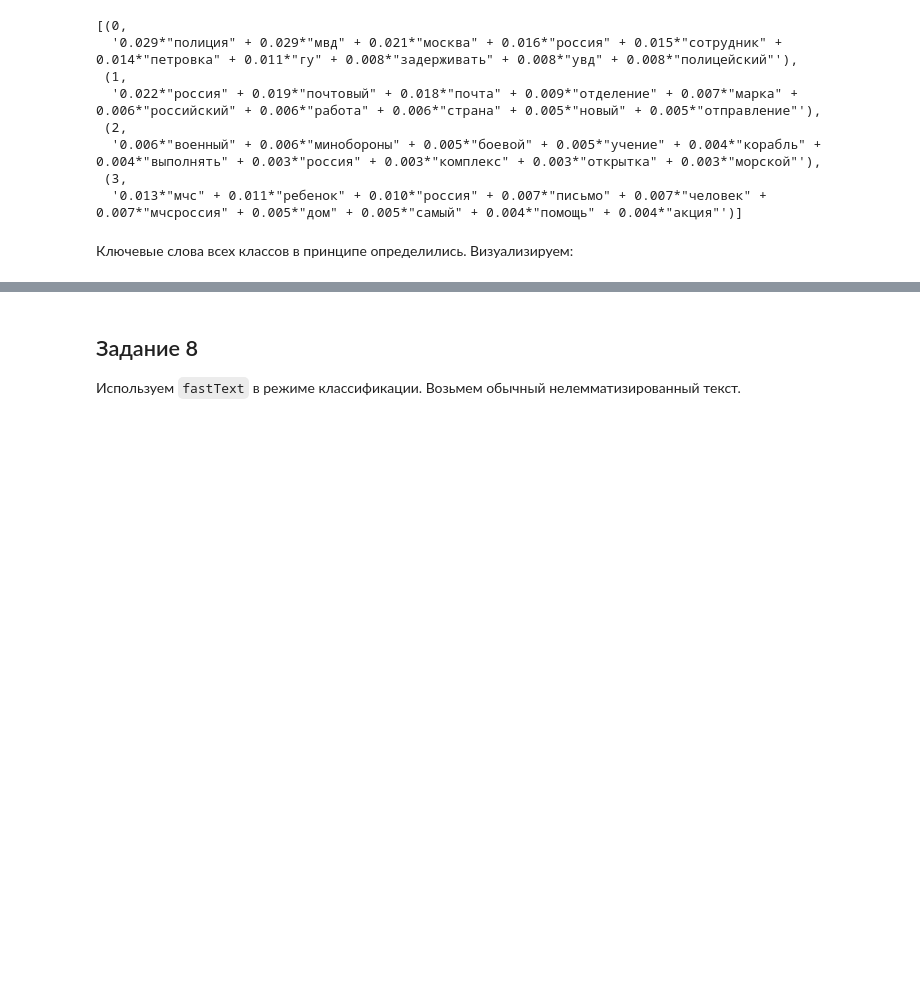
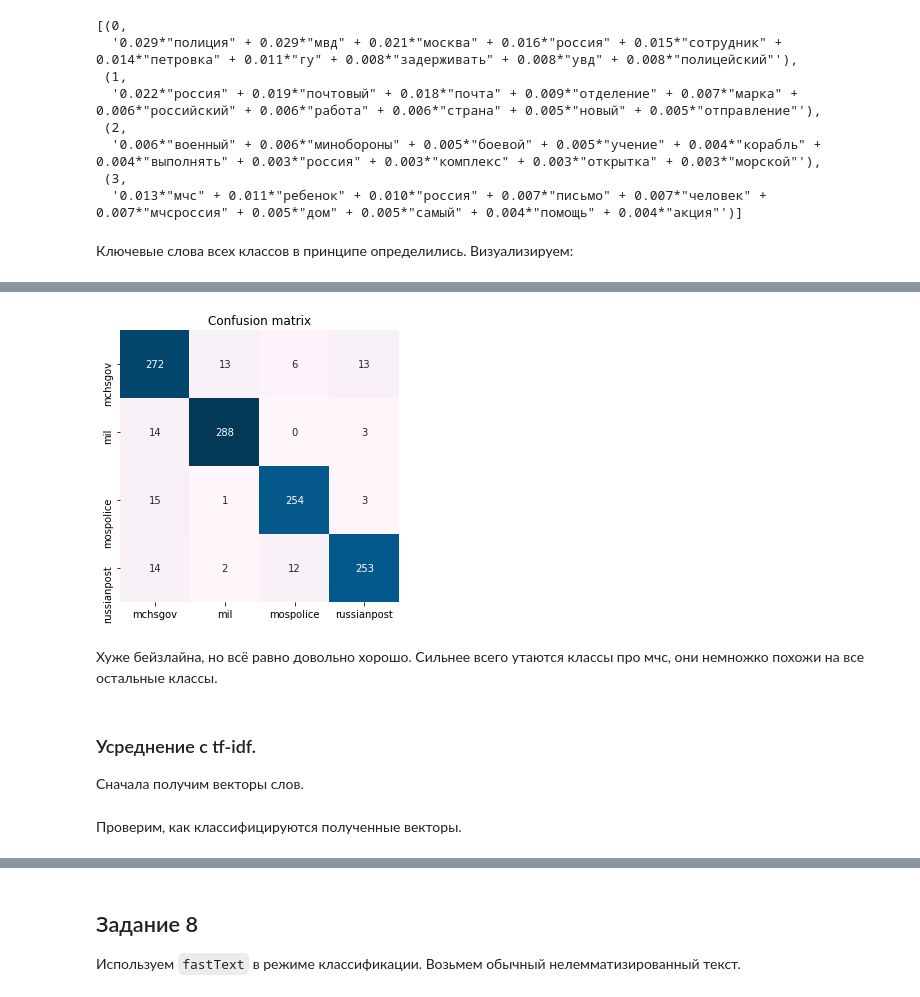
Before and after one commit to annnyway/ML, a Jupyter notebook: ML_HW1.ipynb, the cells around one changed output, grey strips where cells are left out. Saved outputs shown, nothing was run; the diff lists cells and outputs as text; code cells hidden in the pictures; blank space fills up the shorter version.

```diff
--- a/ML_HW1.ipynb
+++ b/ML_HW1.ipynb
@@ -825,0 +832,6 @@ pyLDAvis.display(vis_data)
+# %%
+import gensim
+from gensim.models import KeyedVectors
+import os.path
+
+model = gensim.models.KeyedVectors.load(os.path.join('181', 'model.model'))
@@ -825,0 +840,26 @@ pyLDAvis.display(vis_data)
+# %%
+def get_matrix(text, model):
+    vector = np.zeros(shape=model.vector_size)
+    counter = 0
+    for word in text:
+        if word in model.vocab:
+            try:
+                vector = np.add(vector, model[word])
+                counter += 1
+            except KeyError:
+                pass
+    if counter == 0:
+        return vector.squeeze()
+    return (vector / counter).squeeze() # убираем одномерные векторы при помощи функции .squeeze()
+# %%
+# получить матрицы текстов:
+
+train_vectors = [get_matrix(text, model) for text in train.lemmas]
+test_vectors = [get_matrix(text, model) for text in test.lemmas]
+# %%
+# используем логистическую регрессию для проверки метода
+
+clf = LogisticRegression(C=1)
+clf.fit(train_vectors, train.source)
+preds = clf.predict(test_vectors)
+evaluate(test.source, preds)
@@ -825,0 +876,15 @@ pyLDAvis.display(vis_data)
+# %%
+m = confusion_matrix(test.source, preds)
+
+labels = clf.classes_
+plt.figure(figsize = (5,5))
+sns.heatmap(data=m, annot=True, fmt="d", cbar=False, xticklabels=labels, yticklabels=labels, cmap="PuBu")
+plt.title("Confusion matrix")
+plt.show()
+# %% [output]
+[figure, added]
+# %% [markdown]
+Хуже бейзлайна, но всё равно довольно хорошо. Сильнее всего утаются классы про мчс, они немножко похожи на все остальные классы.
+# %% [markdown]
+### Усреднение с tf-idf.
+Сначала получим векторы слов.
@@ -825,0 +912,2 @@ pyLDAvis.display(vis_data)
+# %% [markdown]
+Проверим, как классифицируются полученные векторы.
```
Also changed, not shown: parts of 19 cells of this notebook.
